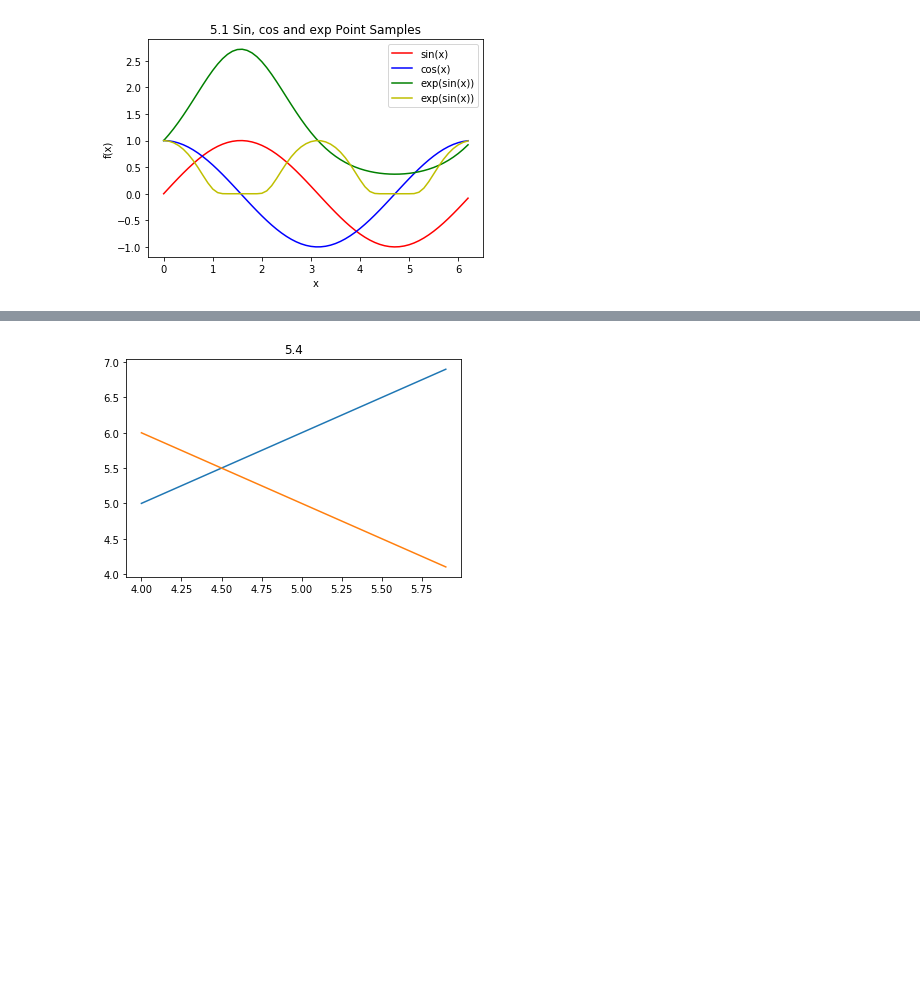
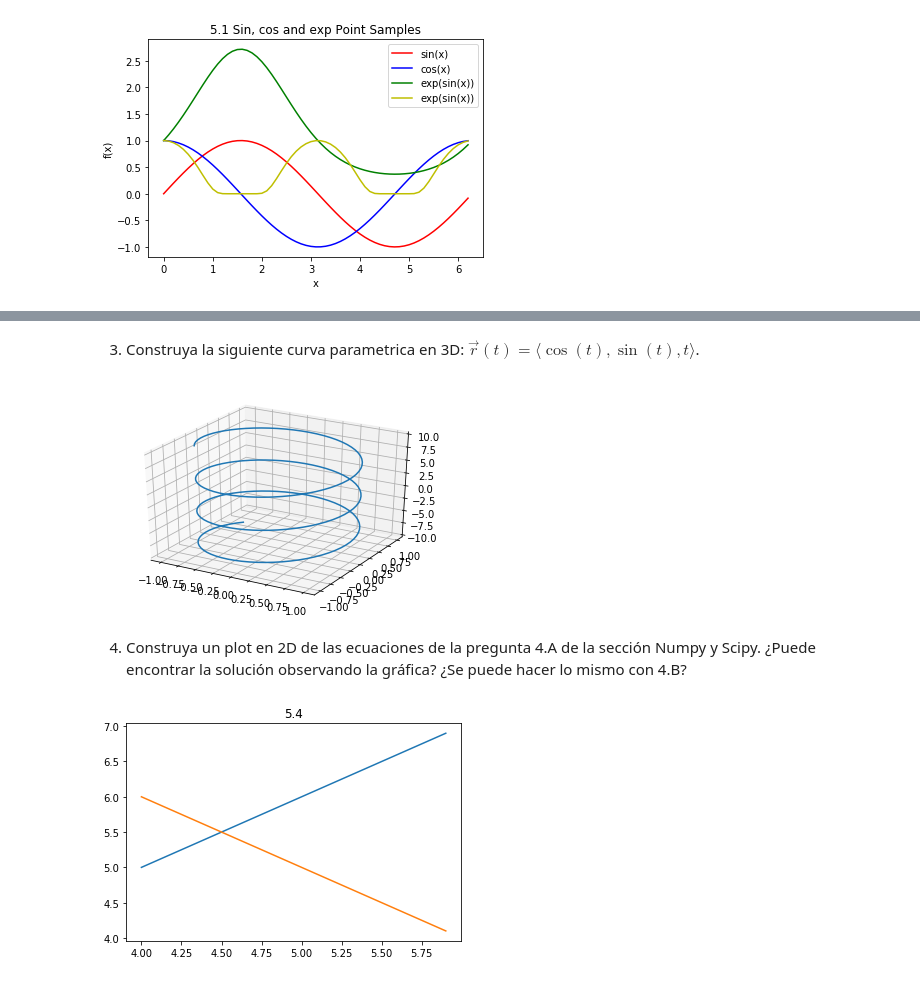
Before and after one commit to mijara/notebooks, a Jupyter notebook: Tarea_1_CC1_2017.ipynb, the cells around one changed output, grey strips where cells are left out. Saved outputs shown, nothing was run; the diff lists cells and outputs as text; code cells hidden in the pictures; blank space fills up the shorter version.

```diff
--- a/Tarea_1_CC1_2017.ipynb
+++ b/Tarea_1_CC1_2017.ipynb
@@ -271,3 +295,22 @@ plt.show()
+# %% [markdown]
+3) Construya la siguiente curva parametrica en 3D: $\vec{r}(t)=\langle \cos(t), \sin(t), t \rangle$.
+# %%
+from mpl_toolkits.mplot3d import Axes3D
+
+MARGIN = 10
+RES = 200
+
+z = np.linspace(-MARGIN, MARGIN, RES)
+x = np.cos(z)
+y = np.sin(z)
+
+gca = plt.gca(projection='3d')
+gca.plot(x, y, z, label='parametric curve')
+plt.show()
+# %% [output]
+[figure, added]
+# %% [markdown]
+4) Construya un plot en 2D de las ecuaciones de la pregunta 4.A de la sección Numpy y Scipy. ¿Puede encontrar la solución observando la gráfica? ¿Se puede hacer lo mismo con 4.B?
 # %%
 t = np.arange(4, 6, 0.1)
 
```
Also changed, not shown: parts of 24 cells of this notebook.
